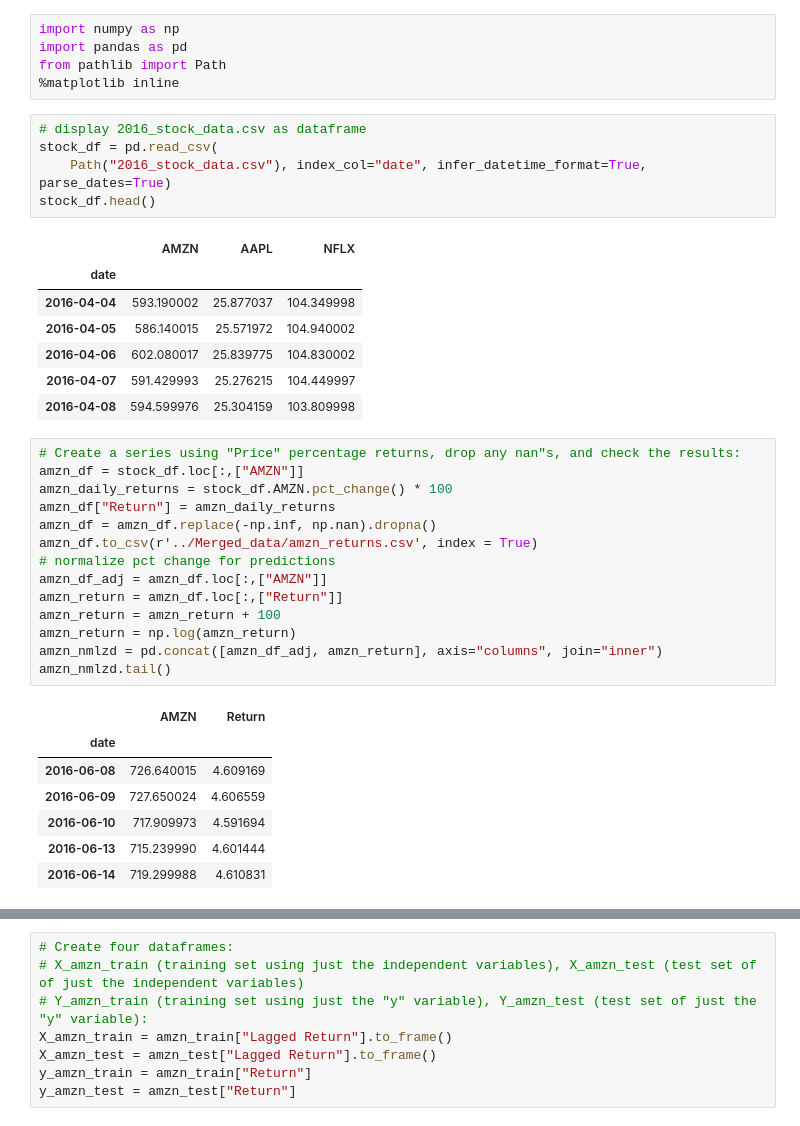
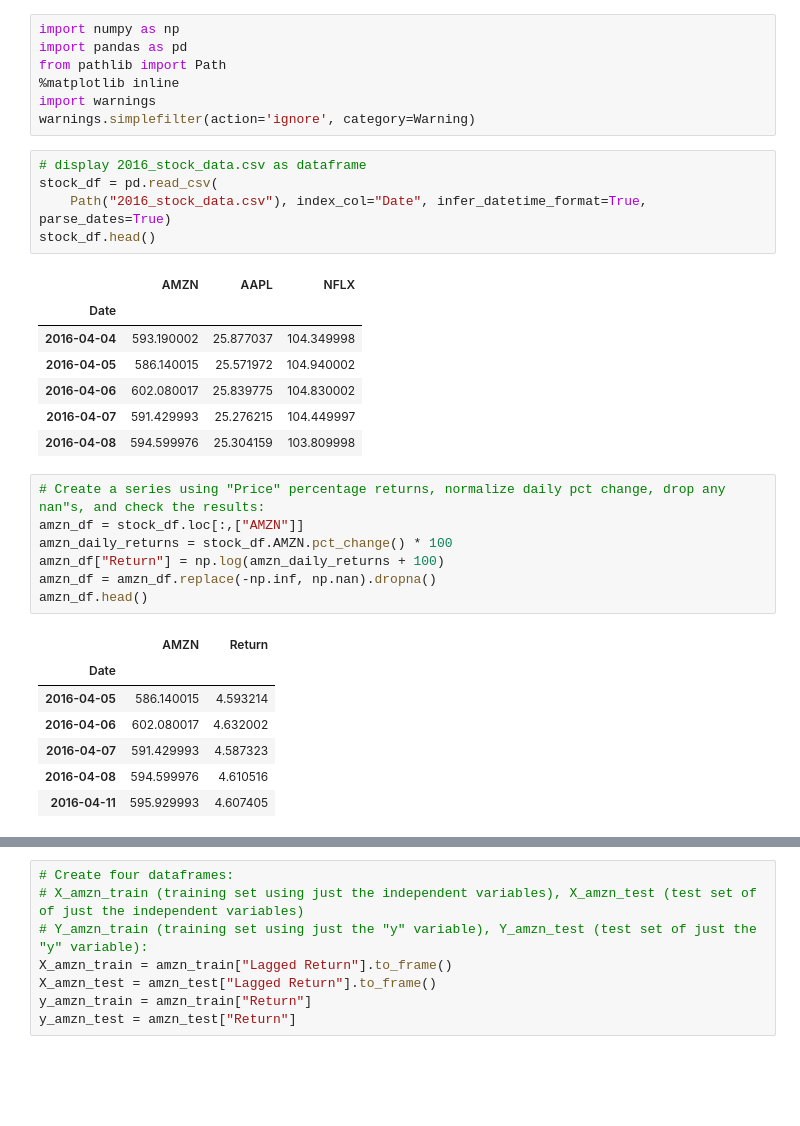
Before and after one commit to brittanyj33/Project_two, a Jupyter notebook: Stock-Analysis/stock_regression_analysis.ipynb, the cells around one changed output, grey strips where cells are left out. Cells and saved outputs as stored; diff of their text form; blank space fills up the shorter version.

```diff
--- a/Stock-Analysis/stock_regression_analysis.ipynb
+++ b/Stock-Analysis/stock_regression_analysis.ipynb
@@ -3,38 +3,33 @@ import numpy as np
 import pandas as pd
 from pathlib import Path
 %matplotlib inline
+import warnings
+warnings.simplefilter(action='ignore', category=Warning)
 # %%
 # display 2016_stock_data.csv as dataframe
 stock_df = pd.read_csv(
-    Path("2016_stock_data.csv"), index_col="date", infer_datetime_format=True, parse_dates=True)
+    Path("2016_stock_data.csv"), index_col="Date", infer_datetime_format=True, parse_dates=True)
 stock_df.head()
 # %% [output]
 |  | AMZN | AAPL | NFLX |
-| date |  |  |  |
+| Date |  |  |  |
 | 2016-04-04 | 593.190002 | 25.877037 | 104.349998 |
 | 2016-04-05 | 586.140015 | 25.571972 | 104.940002 |
 | 2016-04-06 | 602.080017 | 25.839775 | 104.830002 |
 | 2016-04-07 | 591.429993 | 25.276215 | 104.449997 |
 | 2016-04-08 | 594.599976 | 25.304159 | 103.809998 |
 # %%
-# Create a series using "Price" percentage returns, drop any nan"s, and check the results:
+# Create a series using "Price" percentage returns, normalize daily pct change, drop any nan"s, and check the results:
 amzn_df = stock_df.loc[:,["AMZN"]]
 amzn_daily_returns = stock_df.AMZN.pct_change() * 100
-amzn_df["Return"] = amzn_daily_returns
+amzn_df["Return"] = np.log(amzn_daily_returns + 100)
 amzn_df = amzn_df.replace(-np.inf, np.nan).dropna()
-amzn_df.to_csv(r'../Merged_data/amzn_returns.csv', index = True)
-# normalize pct change for predictions
-amzn_df_adj = amzn_df.loc[:,["AMZN"]]
-amzn_return = amzn_df.loc[:,["Return"]]
-amzn_return = amzn_return + 100
-amzn_return = np.log(amzn_return)
-amzn_nmlzd = pd.concat([amzn_df_adj, amzn_return], axis="columns", join="inner")
-amzn_nmlzd.tail()
+amzn_df.head()
 # %% [output]
 |  | AMZN | Return |
-| date |  |  |
-| 2016-06-08 | 726.640015 | 4.609169 |
-| 2016-06-09 | 727.650024 | 4.606559 |
-| 2016-06-10 | 717.909973 | 4.591694 |
-| 2016-06-13 | 715.239990 | 4.601444 |
-| 2016-06-14 | 719.299988 | 4.610831 |
+| Date |  |  |
+| 2016-04-05 | 586.140015 | 4.593214 |
+| 2016-04-06 | 602.080017 | 4.632002 |
+| 2016-04-07 | 591.429993 | 4.587323 |
+| 2016-04-08 | 594.599976 | 4.610516 |
+| 2016-04-11 | 595.929993 | 4.607405 |
```
Also changed, not shown: parts of 80 cells of this notebook, 2 other files.
